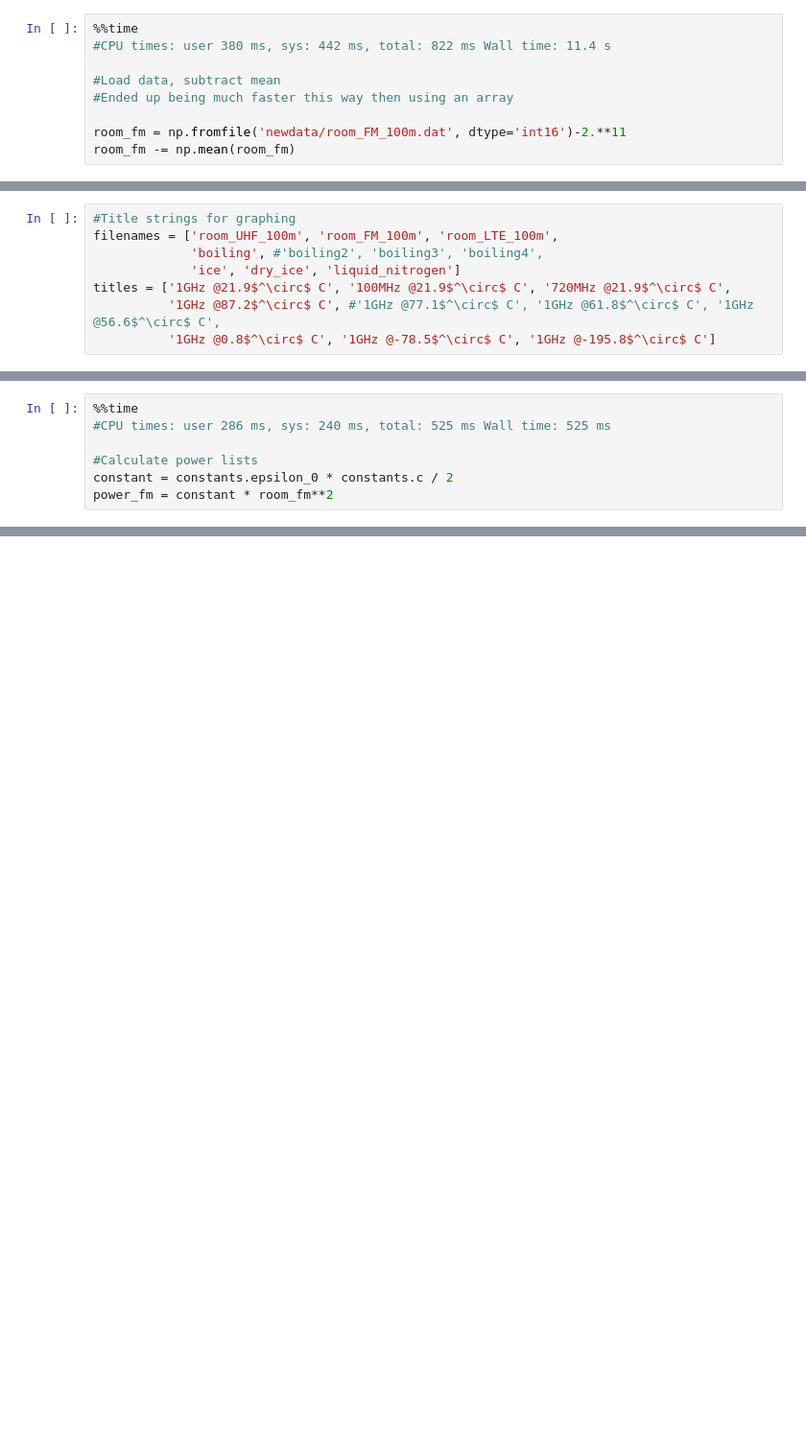
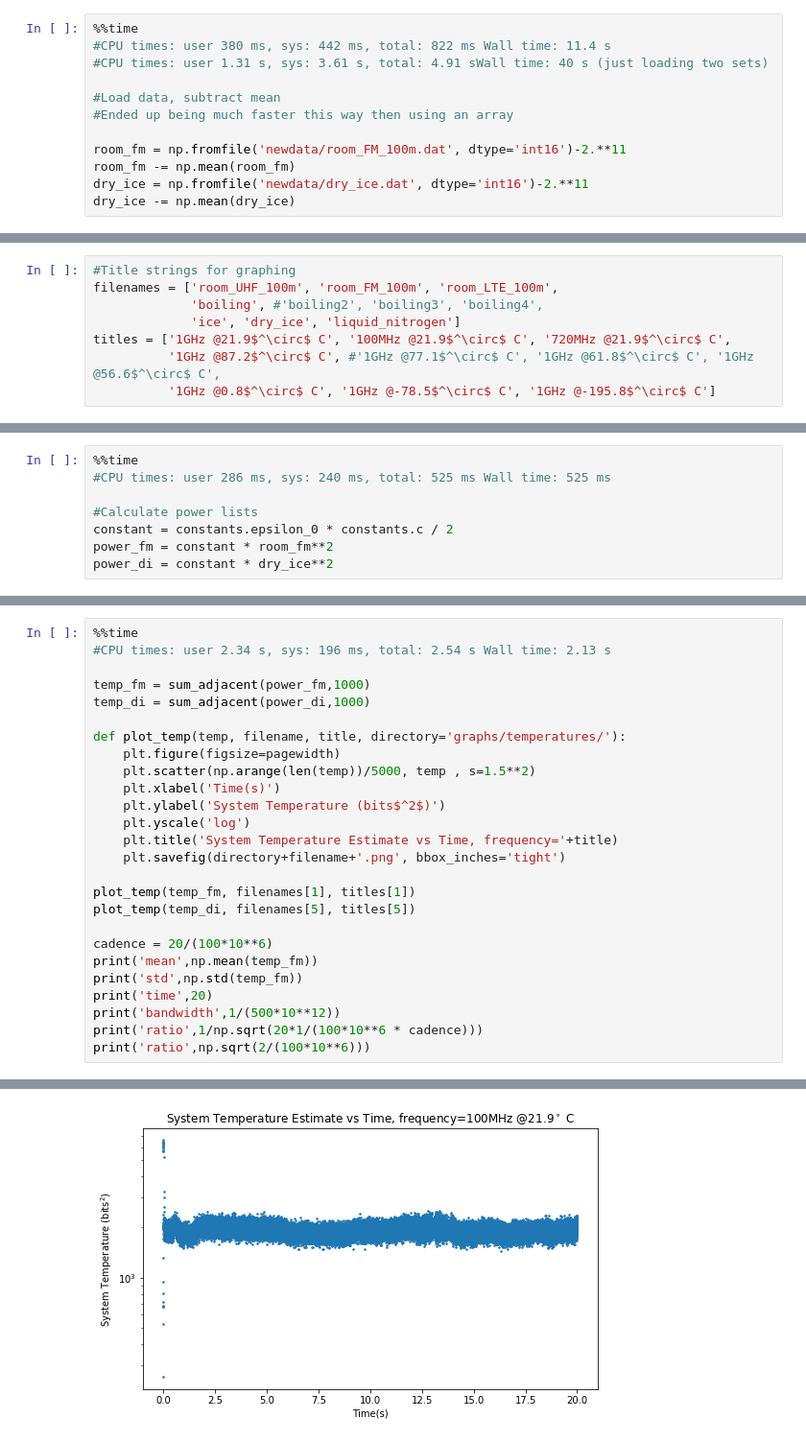
Before and after one commit to hansenjiang/AST326, a Jupyter notebook: 2/single.ipynb, the cells around one changed output, grey strips where cells are left out. Shown: that part at 96% size. Cells and saved outputs as stored; diff of their text form; blank space fills up the shorter version.

```diff
--- a/2/single.ipynb
+++ b/2/single.ipynb
@@ -55,10 +38,13 @@ def plot_chi2(data, n, filename, title, figsize=pagewidth, bins=70, hrange=(-100
 # %%
 %%time
 #CPU times: user 380 ms, sys: 442 ms, total: 822 ms Wall time: 11.4 s
+#CPU times: user 1.31 s, sys: 3.61 s, total: 4.91 sWall time: 40 s (just loading two sets)
 
 #Load data, subtract mean
 #Ended up being much faster this way then using an array
 
 room_fm = np.fromfile('newdata/room_FM_100m.dat', dtype='int16')-2.**11
 room_fm -= np.mean(room_fm)
+dry_ice = np.fromfile('newdata/dry_ice.dat', dtype='int16')-2.**11
+dry_ice -= np.mean(dry_ice)
 # %% [output]
@@ -91,4 +77,5 @@ Wall time: 19.8 s
 #Calculate power lists
 constant = constants.epsilon_0 * constants.c / 2
 power_fm = constant * room_fm**2
+power_di = constant * dry_ice**2
 # %% [output]
@@ -152,0 +143,27 @@ Wall time: 18.1 s
+# %%
+%%time
+#CPU times: user 2.34 s, sys: 196 ms, total: 2.54 s Wall time: 2.13 s
+
+temp_fm = sum_adjacent(power_fm,1000)
+temp_di = sum_adjacent(power_di,1000)
+
+def plot_temp(temp, filename, title, directory='graphs/temperatures/'):
+    plt.figure(figsize=pagewidth)
+    plt.scatter(np.arange(len(temp))/5000, temp , s=1.5**2)
+    plt.xlabel('Time(s)')
+    plt.ylabel('System Temperature (bits$^2$)')
+    plt.yscale('log')
+    plt.title('System Temperature Estimate vs Time, frequency='+title)
+    plt.savefig(directory+filename+'.png', bbox_inches='tight')
+
+plot_temp(temp_fm, filenames[1], titles[1])
+plot_temp(temp_di, filenames[5], titles[5])
+
+cadence = 20/(100*10**6)
+print('mean',np.mean(temp_fm))
+print('std',np.std(temp_fm))
+print('time',20)
+print('bandwidth',1/(500*10**12))
+print('ratio',1/np.sqrt(20*1/(100*10**6 * cadence)))
+print('ratio',np.sqrt(2/(100*10**6)))
+# %% [output]
@@ -152,0 +178 @@ Wall time: 18.1 s
+[figure, added]
```
Also changed, not shown: parts of 10 cells of this notebook.
